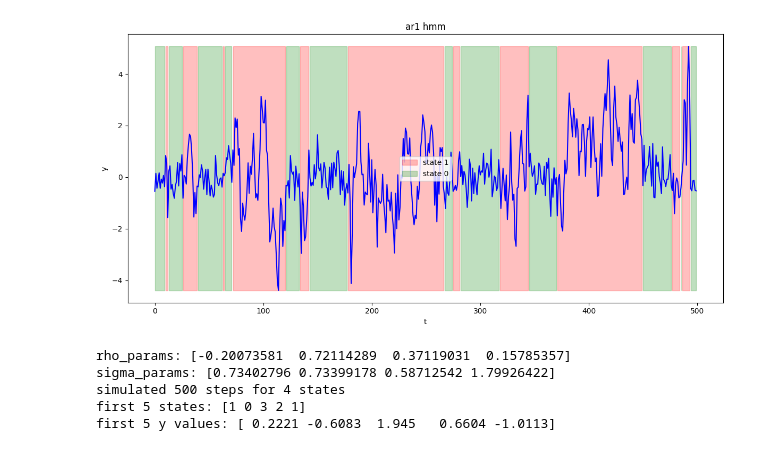
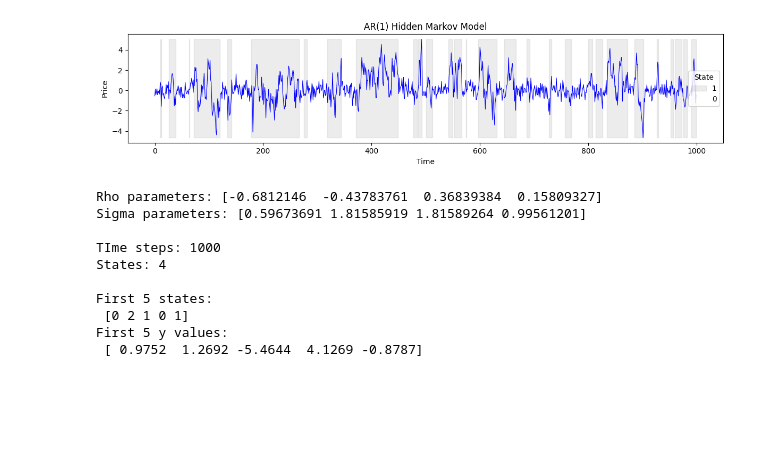
Before and after one commit to egil10/stk-mat2011, a Jupyter notebook: code/notebooks/ark.ipynb, the cells around one changed output. Saved outputs shown, nothing was run; the diff lists cells and outputs as text; code cells hidden in the pictures; blank space fills up the shorter version.

```diff
--- a/code/notebooks/ark.ipynb
+++ b/code/notebooks/ark.ipynb
@@ -8 +10,9 @@ os.makedirs(plot_dir, exist_ok=True)
+# %%
+""" Global parameters """
+
+# Answer to the universe
+np.random.seed(42)
+
+# Number of time periods
+T = 1000
 # %%
@@ -63,15 +86,26 @@ iteration 450       state: 0       y[450]: -0.3329
 # %%
-plt.figure(figsize=(12,6))
-plt.plot(y, color="blue")
-plt.fill_between(range(T), y.min(), y.max(), where=(states==1), alpha=0.25, color="red", label="state 1")
-plt.fill_between(range(T), y.min(), y.max(), where=(states==0), alpha=0.25, color="green", label="state 0")
-plt.title("ar1 hmm")
-plt.xlabel("t")
-plt.ylabel("y")
-plt.legend()
+""" Plotting figure """
+
+# Figure size
+plt.figure(figsize=(12,3))
+
+# Plotting the line segments and filling in gaps
+plt.plot(y, color="blue", linewidth=0.8)
+plt.fill_between(range(T), y.min(), y.max(), where=(states==1), alpha=0.15, color="grey", label="1")
+plt.fill_between(range(T), y.min(), y.max(), where=(states==0), alpha=0.15, color="white", label="0")
+
+# Title, axes labels, and legend
+plt.title("AR(1) Hidden Markov Model")
+plt.xlabel("Time")
+plt.ylabel("Price")
+plt.legend(title="State")
+
+# Tight layout
 plt.tight_layout()
-plt.savefig(os.path.join(plot_dir, "ar1_hmm_simulated_path.pdf"), bbox_inches="tight")
+
+# Saving and showing the figure
+plt.savefig(os.path.join(plot_dir, "ar1-hmm.pdf"), bbox_inches="tight")
 plt.show()
 # %% [output]
-[figure, old version]
+[figure, new version]
 # %%
@@ -96,28 +145,36 @@ def ark(T, k, rho, sigma, P):
     return states, y
 # %%
-np.random.seed(42)
+""" Inputting parameters for the AR(k) model """
 
-T = 500
+# Number of states k
 k = 4
 
+# Rho and sigma parameters are a random uniform distribution
 rho_params = np.random.uniform(-0.8, 0.8, k)
 sigma_params = np.random.uniform(0.5, 2.0, k)
 
-print(f"rho_params: {rho_params}")
-print(f"sigma_params: {sigma_params}")
-
+# Transition matrix chosen at a random dirichlet given states k
 P_matrix = np.random.dirichlet(np.ones(k), size=k)
 
+# Saving the simulated states and time series values given ark
 simulated_states, simulated_y = ark(T, k, rho_params, sigma_params, P_matrix)
 
-print(f"simulated {T} steps for {k} states")
-print(f"first 5 states: {simulated_states[:5]}")
-print(f"first 5 y values: {np.round(simulated_y[:5], 4)}")
-print(f"\n")
+# Printing some values
+print(f"Rho parameters: {rho_params}")
+print(f"Sigma parameters: {sigma_params}\n")
+print(f"TIme steps: {T}")
+print(f"States: {k}\n")
+print(f"First 5 states:\n {simulated_states[:5]}")
+print(f"First 5 y values:\n {np.round(simulated_y[:5], 4)}")
 # %% [output]
-rho_params: [-0.20073581  0.72114289  0.37119031  0.15785357]
-sigma_params: [0.73402796 0.73399178 0.58712542 1.79926422]
-simulated 500 steps for 4 states
-first 5 states: [1 0 3 2 1]
-first 5 y values: [ 0.2221 -0.6083  1.945   0.6604 -1.0113]
+Rho parameters: [-0.6812146  -0.43783761  0.36839384  0.15809327]
+Sigma parameters: [0.59673691 1.81585919 1.81589264 0.99561201]
+
+TIme steps: 1000
+States: 4
+
+First 5 states:
+ [0 2 1 0 1]
+First 5 y values:
+ [ 0.9752  1.2692 -5.4644  4.1269 -0.8787]
 # %%
```
Also changed, not shown: parts of 5 cells of this notebook, 11 other files.
